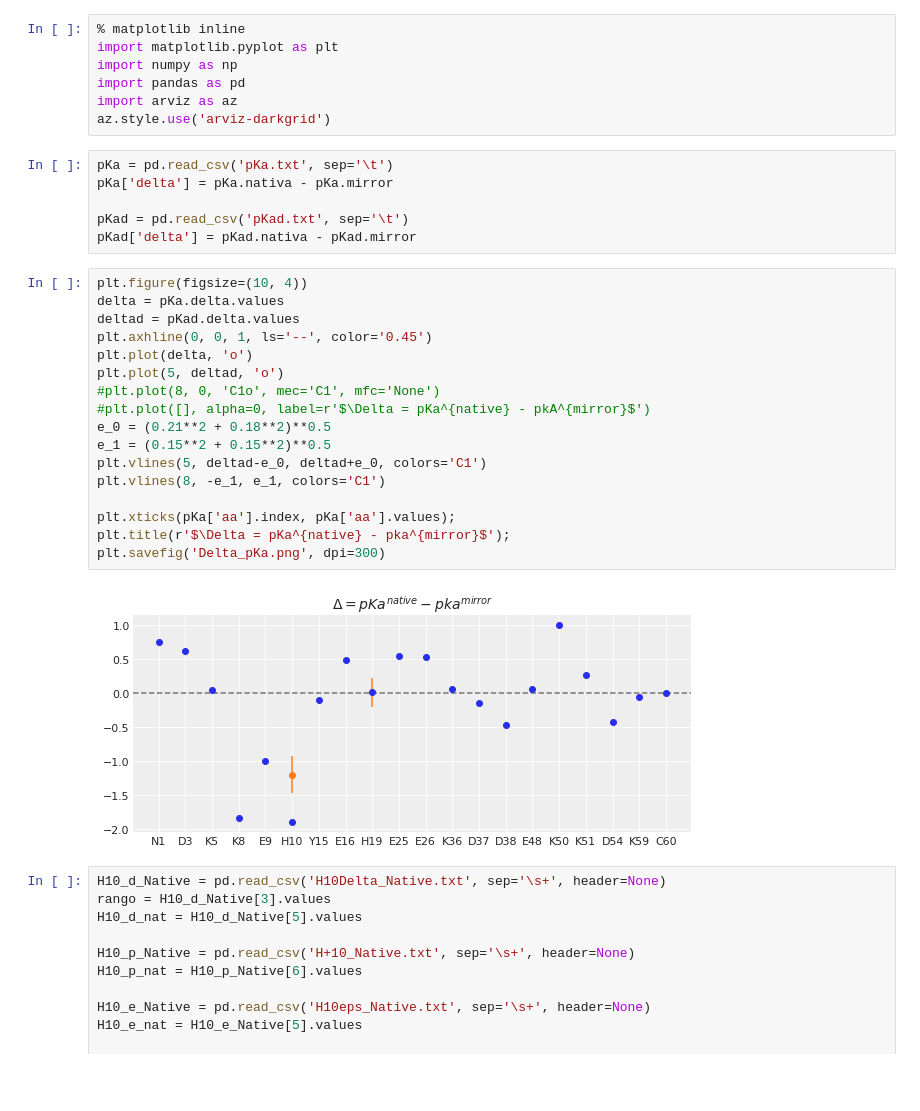
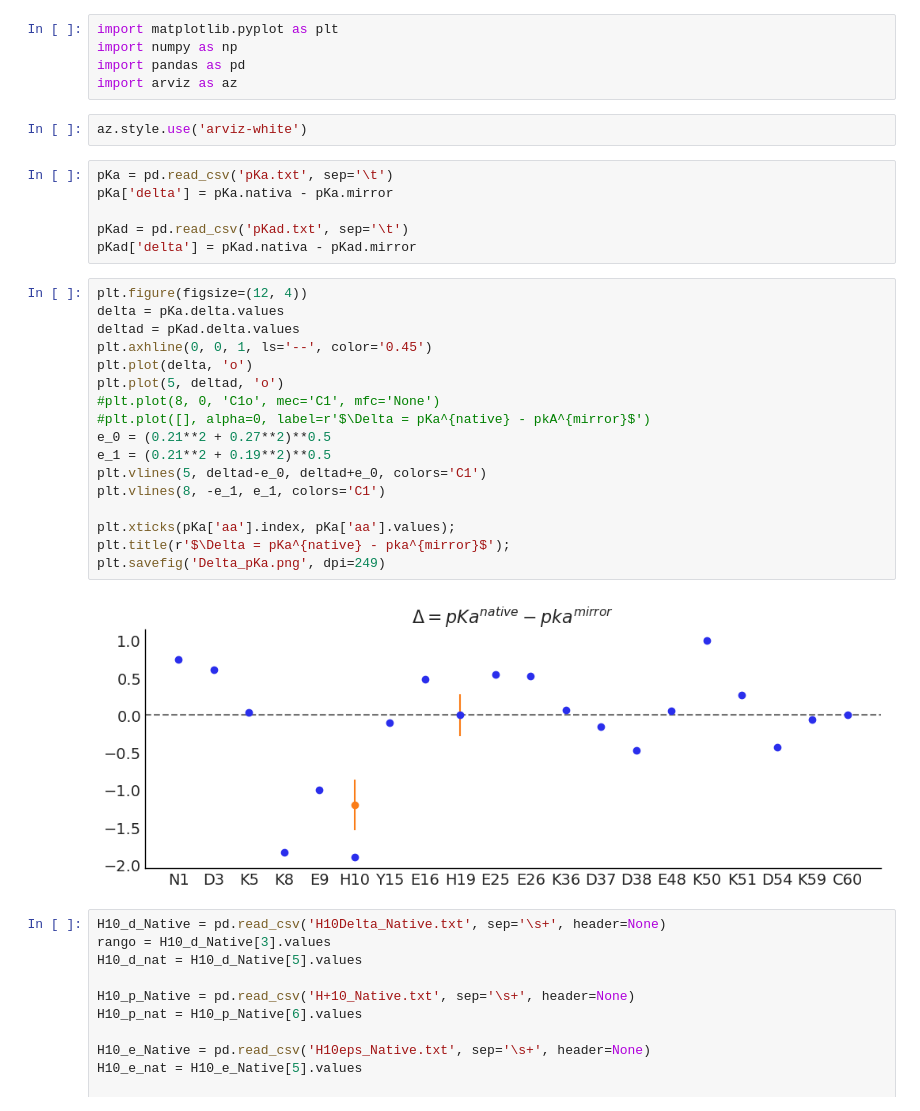
Before and after one commit to BIOS-IMASL/protein_a_mirror, a Jupyter notebook: figures.ipynb, the cells around one changed output. Drawn from its saved outputs; the diff is of its cells as text; blank space fills up the shorter version.

Commit message:
update fig white background

```diff
--- a/figures.ipynb
+++ b/figures.ipynb
@@ -1,10 +1,10 @@
 # %%
-% matplotlib inline
 import matplotlib.pyplot as plt
 import numpy as np
 import pandas as pd
 import arviz as az
-az.style.use('arviz-darkgrid')
+# %%
+az.style.use('arviz-white')
 # %%
 pKa = pd.read_csv('pKa.txt', sep='\t')
 pKa['delta'] = pKa.nativa - pKa.mirror
@@ -12,24 +12,24 @@ pKa['delta'] = pKa.nativa - pKa.mirror
 pKad = pd.read_csv('pKad.txt', sep='\t')
 pKad['delta'] = pKad.nativa - pKad.mirror
 # %%
-plt.figure(figsize=(10, 4))
+plt.figure(figsize=(12, 4))
 delta = pKa.delta.values
 deltad = pKad.delta.values
 plt.axhline(0, 0, 1, ls='--', color='0.45')
 plt.plot(delta, 'o')
 plt.plot(5, deltad, 'o')
 #plt.plot(8, 0, 'C1o', mec='C1', mfc='None')
 #plt.plot([], alpha=0, label=r'$\Delta = pKa^{native} - pkA^{mirror}$')
-e_0 = (0.21**2 + 0.18**2)**0.5
-e_1 = (0.15**2 + 0.15**2)**0.5
+e_0 = (0.21**2 + 0.27**2)**0.5
+e_1 = (0.21**2 + 0.19**2)**0.5
 plt.vlines(5, deltad-e_0, deltad+e_0, colors='C1')
 plt.vlines(8, -e_1, e_1, colors='C1')
 
 plt.xticks(pKa['aa'].index, pKa['aa'].values);
 plt.title(r'$\Delta = pKa^{native} - pka^{mirror}$');
-plt.savefig('Delta_pKa.png', dpi=300)
+plt.savefig('Delta_pKa.png', dpi=249)
 # %% [output]
-[figure, old version]
+[figure, new version]
 # %%
 H10_d_Native = pd.read_csv('H10Delta_Native.txt', sep='\s+', header=None)
 rango = H10_d_Native[3].values
```
Also changed, not shown: parts of 1 cell of this notebook, 2 other files.
